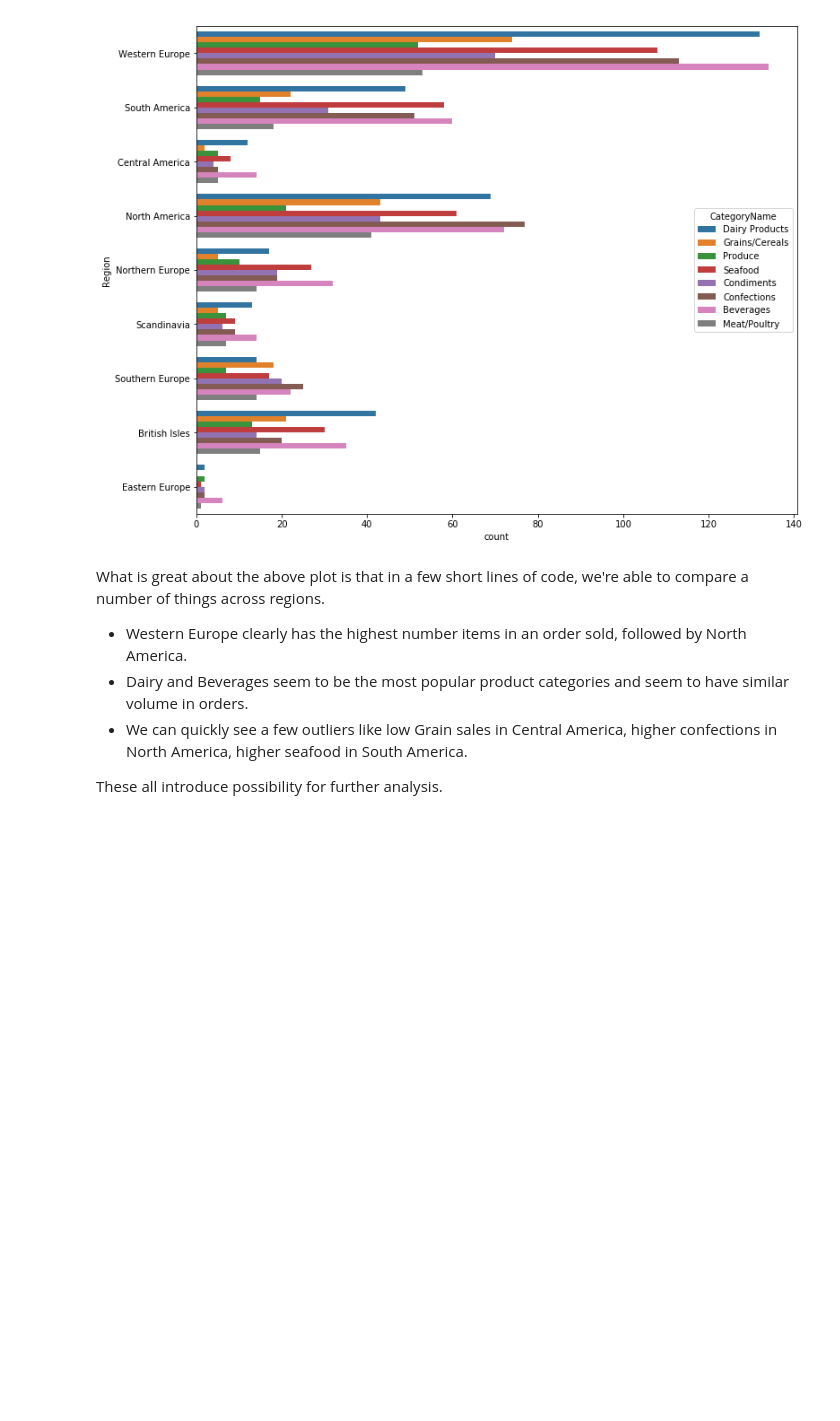
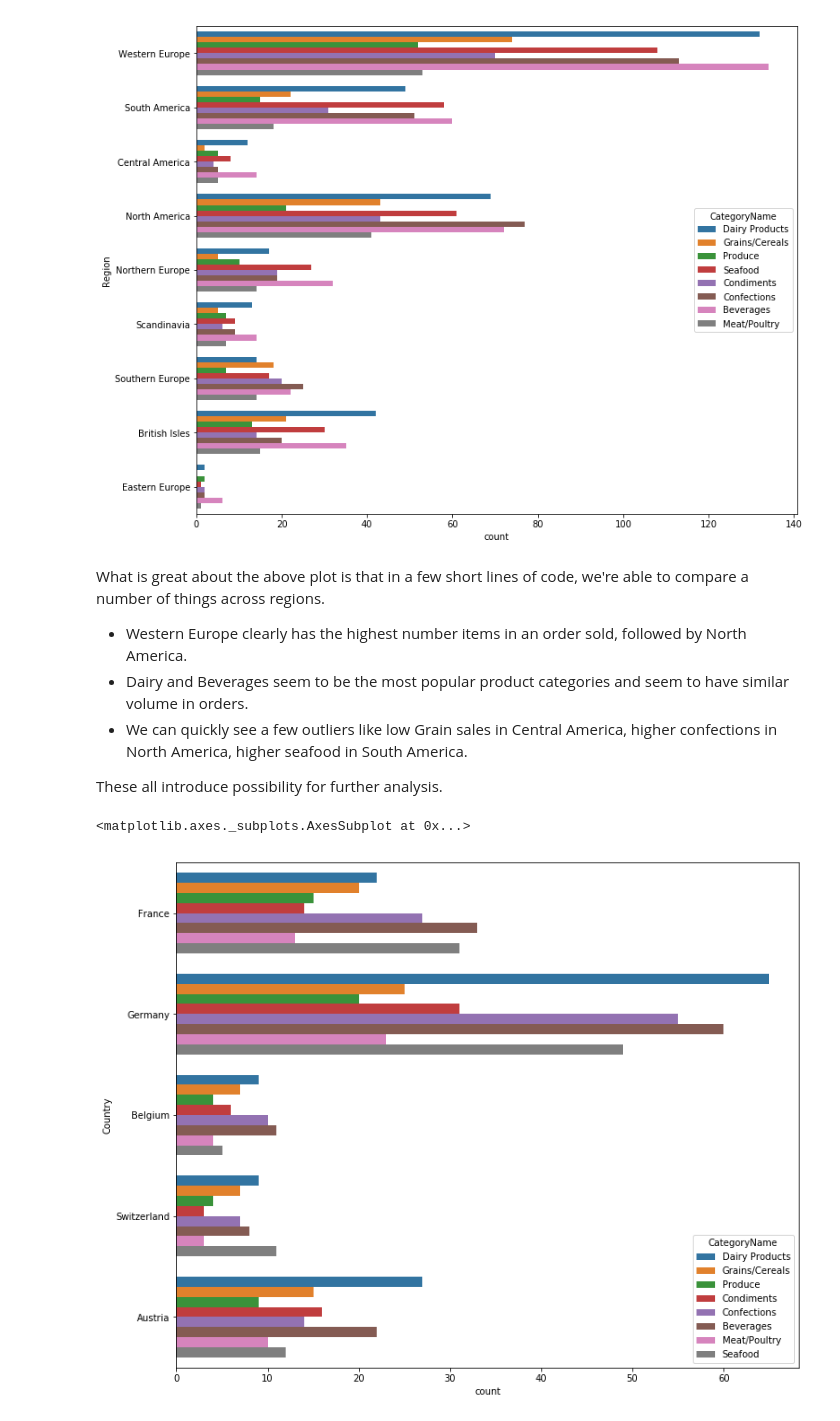
Before and after one commit to zachzazueta/Northwinds_redo, a Jupyter notebook: Northwinds_redo1.ipynb, the cells around one changed output. Cells and saved outputs as stored; diff of their text form; code cells hidden in the pictures; blank space fills up the shorter version.

```diff
--- a/Northwinds_redo1.ipynb
+++ b/Northwinds_redo1.ipynb
@@ -468,3 +442,11 @@ What is great about the above plot is that in a few short lines of code, we're a
 - We can quickly see a few outliers like low Grain sales in Central America, higher confections in North America, higher seafood in South America.
 
 These all introduce possibility for further analysis.
+# %%
+#digging into Western Europe
+y = df3[df3['Region'] == 'Western Europe']
+plt.figure(figsize=(12,10))
+sns.countplot(y='Country', hue='CategoryName', data=y)
+# %% [output]
+<matplotlib.axes._subplots.AxesSubplot at 0x...>
+[figure, added]
```
Also changed, not shown: parts of 22 cells of this notebook.
